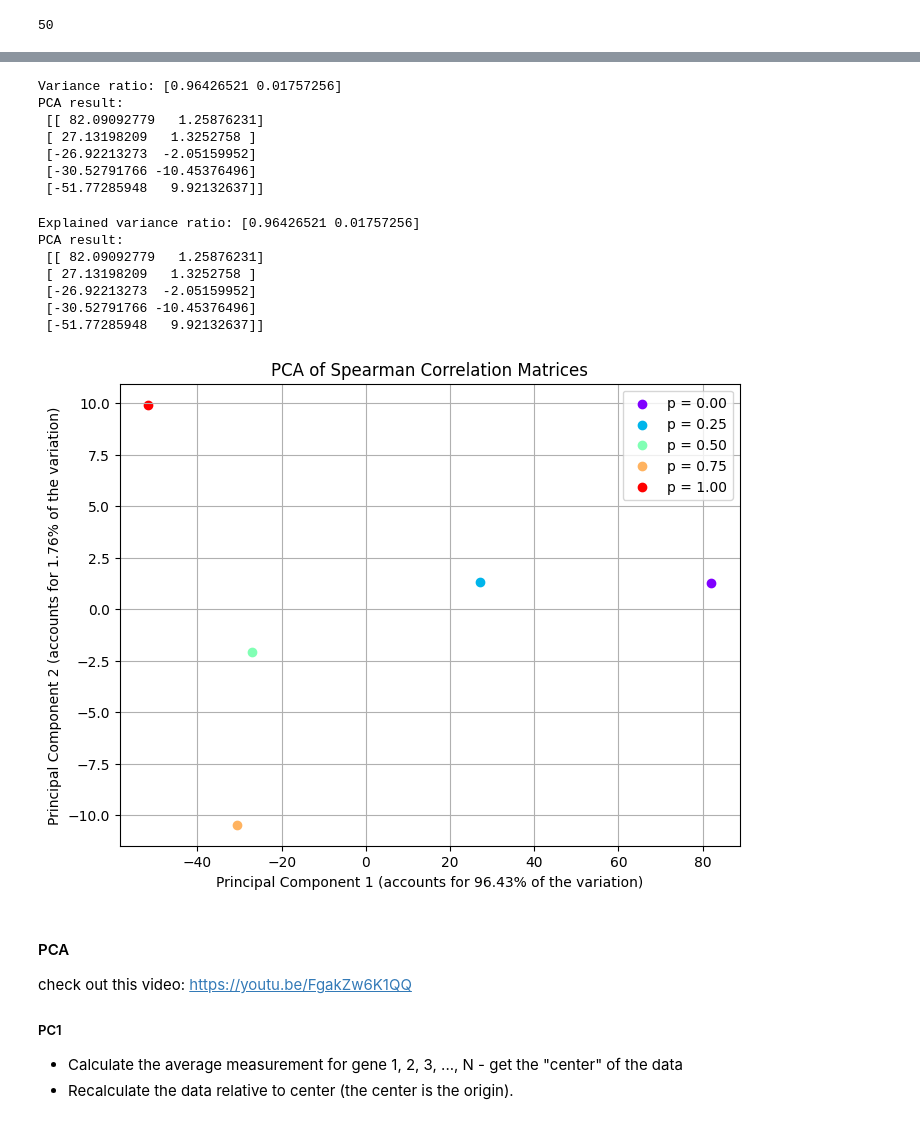
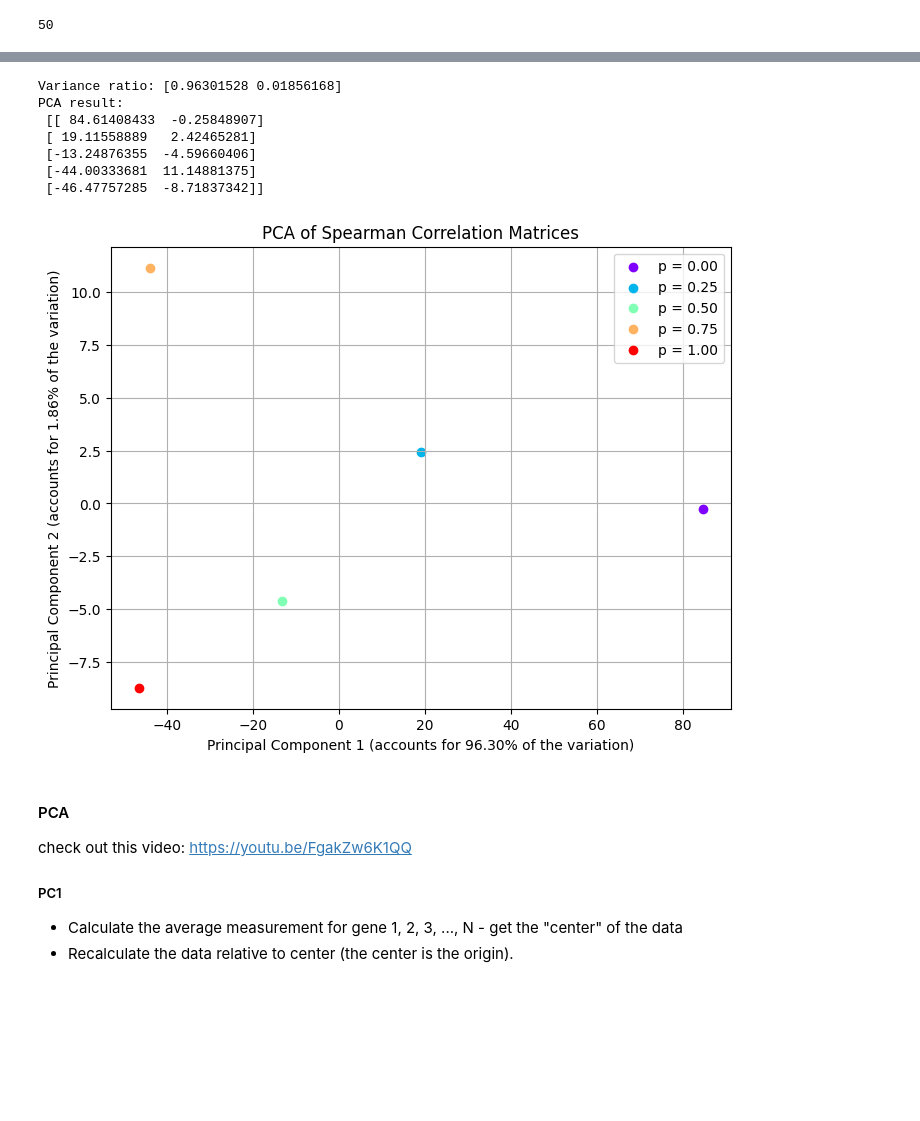
Before and after one commit to GalD101/GCL_Tool_BIU, a Jupyter notebook: Python/synthetic_data.ipynb, the cells around one changed output, grey strips where cells are left out. Cells and saved outputs as stored; diff of their text form; code cells hidden in the pictures; blank space fills up the shorter version.

Commit message:
different initial conditions

```diff
--- a/Python/synthetic_data.ipynb
+++ b/Python/synthetic_data.ipynb
@@ -36,7 +36,7 @@ N = 200#100#50  #100  # Number of genes in a cell
 M = 50#25 #25  #50  # Number of "defects" of the matrix W
 avg_deg = 3
 
-initial_conditions = [np.random.rand(N) for _ in range(N)]
+initial_conditions = [[np.random.rand(N) for _ in range(N)] for __ in range(N)]
 
 dist = lambda x: random.random() < x
 q = 1  # Affects the range of the random numbers generated
@@ -46,6 +46,7 @@ p = np.linspace(0, 1, num_of_cohorts) # probability to create a defect
 W = [[np.zeros((N, N)) for _ in range(M)] for __ in range(
     num_of_cohorts)]  # Initialize the weight matrix with zeros; W[cohort index][defect index][(row, column)] TODO: Perhaps there is a simpler more elegant way to do this with smaller dimension arrays.
 
+# TODO maybe remove that in the future
 num_of_time_stamps = 1000
 t_final = 20
 t = np.linspace(0, t_final, num_of_time_stamps)
@@ -98,24 +99,28 @@ https://github.com/scipy/scipy/issues/14176
 
 https://docs.scipy.org/doc/scipy/reference/generated/scipy.integrate.ode.set_solout.html
 # %%
-# This block takes too long to run :(
+# This block takes too long to run :( Or maybe it's not that bad now with solve_ivp?
 # Initialize the results array
 # results[cohort index][defect index][(row, column)] - rows represents timestamps, columns represent gene index
 results = [[np.zeros((num_of_time_stamps, N)) for _ in range(M)] for __ in range(num_of_cohorts)]
 
-# Define a wrapper for solve_ivp
+# Define a wrapper for solve_ivp - TODO: Change this stupid fix later
 def ode_system_ivp(t, x, W):
-    return ode_system(x, t, W)  # You might need to adjust if ode_system expects t first
+    return ode_system(x, t, W)
 
 
 # Solve the ODEs for all M weight matrix and corresponding initial conditions
 for cohort_index in range(num_of_cohorts):
     for defect_index in range(M):
-        results[cohort_index][defect_index] = solve_ivp(ode_system_ivp, [t[0], t[-1]], initial_conditions[defect_index], args=(W[cohort_index][defect_index], ), t_eval=t).y.T
+        results[cohort_index][defect_index] = solve_ivp(ode_system_ivp, [t[0], t[-1]], initial_conditions[cohort_index][defect_index], args=(W[cohort_index][defect_index], ), t_eval=t).y.T
+
+        # DEPRECATED odeint:
+        # -----------------
         # odeint will return a vector (function) where the rows represent discrete time frames and the columns represent the values of x_i so this vector is x_i(t)
 
         # results[cohort_index][defect_index] = odeint(ode_system, initial_conditions[defect_index], t,
         #                                              args=(W[cohort_index][defect_index],))
+        # -----------------
 # %%
 ## just testing things here
 results0 = results[0][0][-1][
@@ -198,22 +202,20 @@ plt.show()
 # %%
 # Use dimensionality reduction to reduce the spearman matrix by using PCA
-
-import numpy as np
+# TODO move all imports to the top
 from sklearn.decomposition import PCA
 from sklearn.preprocessing import StandardScaler
 
 # Prepare the data
 # spearman_steady_state is a list of Spearman correlation matrices (matrix for each cohort)
 # Flatten the Spearman correlation matrices for PCA (e.g. [[1,2], [3,4]] --> [[1, 2, 3, 4]])
-# I think I can use instead * when creating spearman but whatever
+# TODO: Make the spearman flattened when creating it (use the * syntax)
 flattened_spearman = [matrix.flatten() for matrix in spearman_steady_state]
 
 # Scale the data - this will take care of the normalization step I mentioned above
 scaler = StandardScaler()
 standardized_data = scaler.fit_transform(flattened_spearman)
 
-# Apply PCA - project the components to the two PCi's with the highest variation
-pca = PCA(n_components=2)  # You can change the number of components as needed
+pca = PCA(n_components=2) # TODO: Try to do a 3d plot for fun
 pca_result = pca.fit_transform(standardized_data)
 
 # [variance of PC1, variance of PC2]
@@ -222,59 +224,32 @@ print("Variance ratio:", pca.explained_variance_ratio_)
 # Print the PCA result [PC1, PC2]
 print("PCA result:\n", pca_result)
 # %% [output]
-Variance ratio: [0.96426521 0.01757256]
+Variance ratio: [0.96301528 0.01856168]
 PCA result:
- [[ 82.09092779   1.25876231]
- [ 27.13198209   1.3252758 ]
- [-26.92213273  -2.05159952]
- [-30.52791766 -10.45376496]
- [-51.77285948   9.92132637]]
+ [[ 84.61408433  -0.25848907]
+ [ 19.11558889   2.42465281]
+ [-13.24876355  -4.59660406]
+ [-44.00333681  11.14881375]
+ [-46.47757285  -8.71837342]]
 # %%
-import numpy as np
-from sklearn.decomposition import PCA
-from sklearn.preprocessing import StandardScaler
+# TODO move imports to the top
 import matplotlib.pyplot as plt
 import matplotlib.cm as cm
-
-# Assuming spearman_steady_state is a list of Spearman correlation matrices
-# Flatten the Spearman correlation matrices to 2D arrays for PCA
-flattened_spearman = [matrix.flatten() for matrix in spearman_steady_state]
-
-# Standardize the data
-scaler = StandardScaler()
-standardized_data = scaler.fit_transform(flattened_spearman)
-
-# Apply PCA
-pca = PCA(n_components=2)  # You can change the number of components as needed
-pca_result = pca.fit_transform(standardized_data)
-
-# Print the explained variance ratio
-print("Explained variance ratio:", pca.explained_variance_ratio_)
-
-# Print the PCA result
-print("PCA result:\n", pca_result)
 
 # Plot the PCA results with different colors for each point
 plt.figure(figsize=(8, 6))
 colors = cm.rainbow(np.linspace(0, 1, len(p)))
 for i in range(len(p)):
     plt.scatter(pca_result[i, 0], pca_result[i, 1], color=colors[i], label=f'p = {p[i]:.2f}')
 
 plt.title('PCA of Spearman Correlation Matrices')
 plt.xlabel('Principal Component 1 (accounts for {:.2f}% of the variation)'.format(pca.explained_variance_ratio_[0] * 100))
 plt.ylabel('Principal Component 2 (accounts for {:.2f}% of the variation)'.format(pca.explained_variance_ratio_[1] * 100))
 plt.legend()
 plt.grid(True)
 plt.show()
 # %% [output]
-Explained variance ratio: [0.96426521 0.01757256]
-PCA result:
- [[ 82.09092779   1.25876231]
- [ 27.13198209   1.3252758 ]
- [-26.92213273  -2.05159952]
- [-30.52791766 -10.45376496]
- [-51.77285948   9.92132637]]
-[figure, old version]
+[figure, new version]
 # %% [markdown]
 #### PCA
 check out this video: https://youtu.be/FgakZw6K1QQ
```
Also changed, not shown: parts of 13 cells of this notebook.
